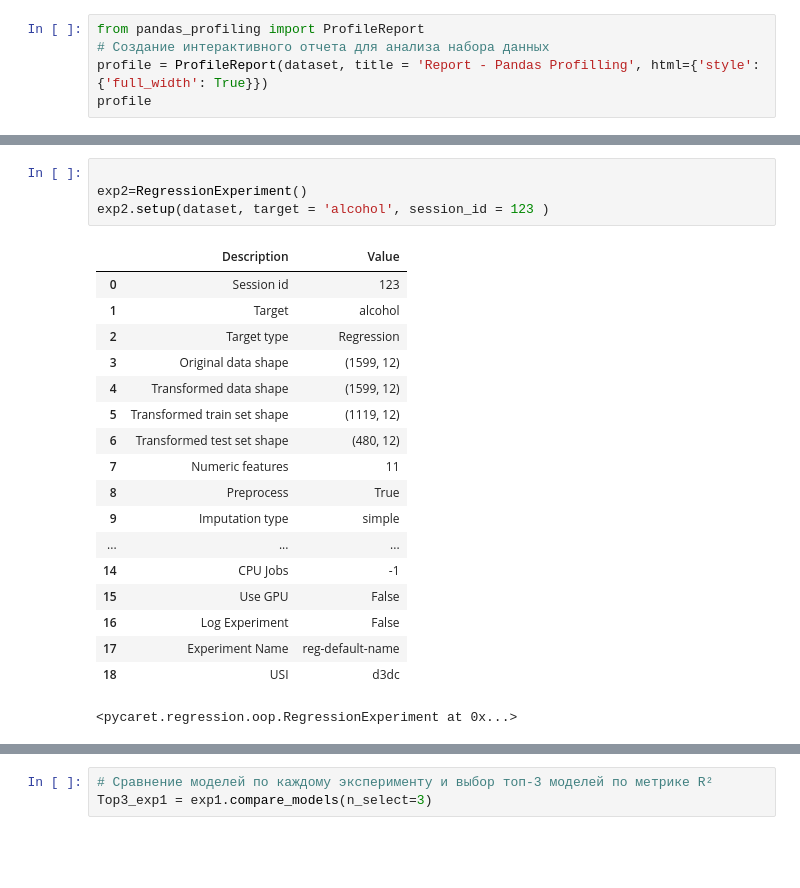
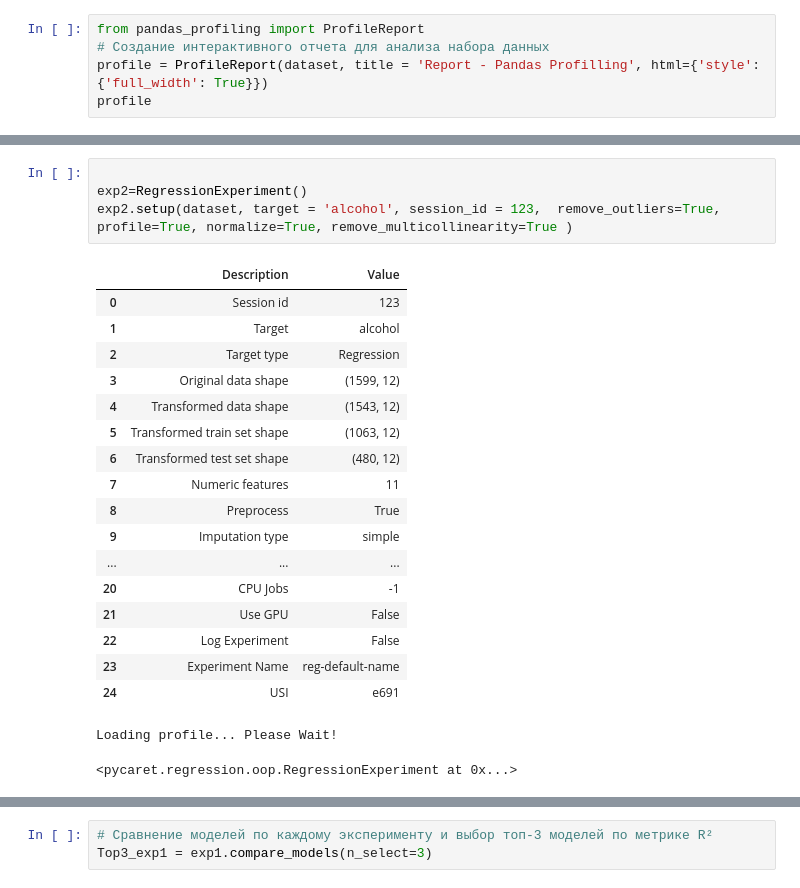
Before and after one commit to villareal593/red-wine, a Jupyter notebook: untitled5.ipynb, the cells around one changed output, grey strips where cells are left out. Cells and saved outputs as stored; diff of their text form; blank space fills up the shorter version.

```diff
--- a/untitled5.ipynb
+++ b/untitled5.ipynb
@@ -167,26 +167,27 @@ exp1.setup(dataset, target = 'alcohol',session_id=123)
 # %%
 
 exp2=RegressionExperiment()
-exp2.setup(dataset, target = 'alcohol', session_id = 123 )
+exp2.setup(dataset, target = 'alcohol', session_id = 123,  remove_outliers=True, profile=True, normalize=True, remove_multicollinearity=True )
 # %% [output]
 |  | Description | Value |
 | 0 | Session id | 123 |
 | 1 | Target | alcohol |
 | 2 | Target type | Regression |
 | 3 | Original data shape | (1599, 12) |
-| 4 | Transformed data shape | (1599, 12) |
-| 5 | Transformed train set shape | (1119, 12) |
+| 4 | Transformed data shape | (1543, 12) |
+| 5 | Transformed train set shape | (1063, 12) |
 | 6 | Transformed test set shape | (480, 12) |
 | 7 | Numeric features | 11 |
 | 8 | Preprocess | True |
 | 9 | Imputation type | simple |
 | ... | ... | ... |
-| 14 | CPU Jobs | -1 |
-| 15 | Use GPU | False |
-| 16 | Log Experiment | False |
-| 17 | Experiment Name | reg-default-name |
-| 18 | USI | d3dc |
+| 20 | CPU Jobs | -1 |
+| 21 | Use GPU | False |
+| 22 | Log Experiment | False |
+| 23 | Experiment Name | reg-default-name |
+| 24 | USI | e691 |
-<pycaret.regression.oop.RegressionExperiment at 0x...>
+Loading profile... Please Wait!
+<pycaret.regression.oop.RegressionExperiment at 0x...>
 # %%
 
 exp3=RegressionExperiment()
```
Also changed, not shown: parts of 3 cells of this notebook.
